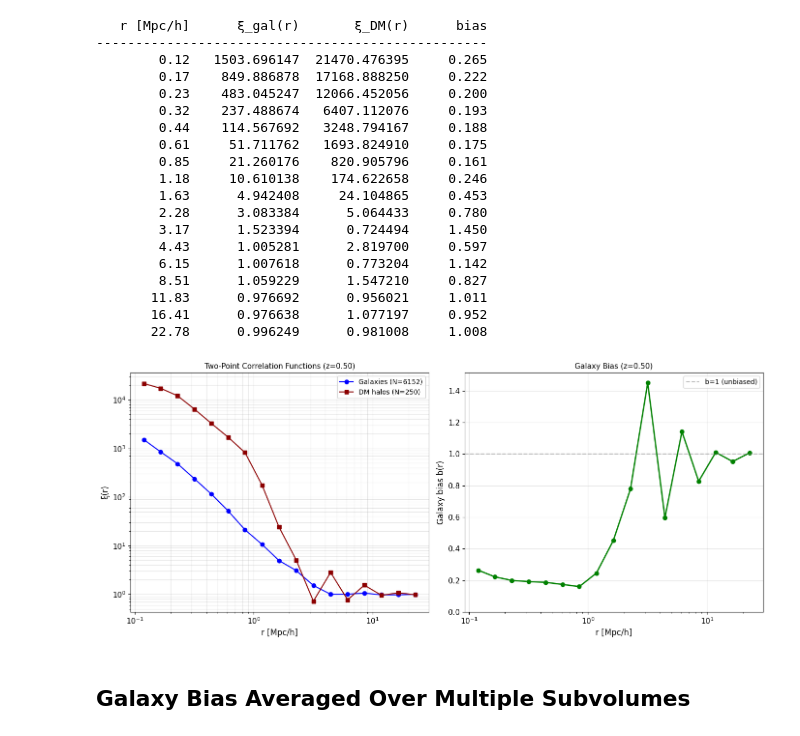
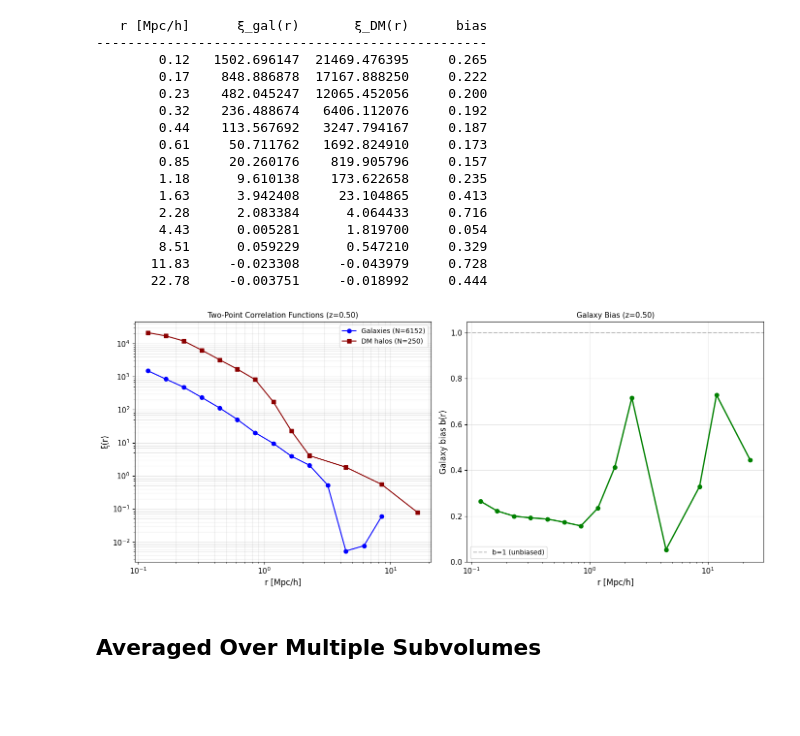
Before and after one commit to OscarHickman/galform_analysis, a Jupyter notebook: examples/2pcf/galaxy_bias.ipynb, the cells around one changed output. Saved outputs shown, nothing was run; the diff lists cells and outputs as text; code cells hidden in the pictures; blank space fills up the shorter version.

```diff
--- a/examples/2pcf/galaxy_bias.ipynb
+++ b/examples/2pcf/galaxy_bias.ipynb
@@ -32,7 +34,8 @@ base_dir = get_base_dir()
 # Merger tree base directory (edit if needed)
 PMILLENNIUM_BASE = Path("/cosma5/data/jch/Galform/Merger_Trees/P-Millennium/Updated_Trees/all_snaps")
 SNAP_NUM_BY_IZ = {
-    207: 269,  # iz207 -> snapshot 269
+    207: 269,  # iz207 -> snapshot 269 (z = 0.496)
+    271: 271,  # iz271 -> snapshot 271 (z = 0.0)
 }
 
 def tree_file_for(iz_num: int, ivol: int) -> Path:
@@ -171,9 +91,11 @@ if result is not None:
 # Plot single subvolume galaxy bias results
 if result is not None:
     r = result['r'].to_numpy()
-    bias = result['bias'].to_numpy()
-    xi_gal = result['xi_gal'].to_numpy()
-    xi_dm = result['xi_dm'].to_numpy()
+    xi_gal = result['xi_gal'].to_numpy() - 1  # Convert from (1+xi) to xi
+    xi_dm = result['xi_dm'].to_numpy() - 1
+
+    # Compute bias correctly: b(r) = sqrt(xi_gal / xi_dm)
+    bias = np.sqrt(xi_gal / xi_dm)
 
     # Create summary table
     mask = np.isfinite(bias)
@@ -195,50 +117,47 @@ if result is not None:
                   label=f'Galaxies (N={result.attrs.get("ngal")})', markersize=6)
     else:
         print("Warning: No positive galaxy ξ(r) values to plot on log-log scale.")
     if dm_mask.any():
         ax.loglog(r[dm_mask], xi_dm[dm_mask], 's-', color='darkred',
                   label=f'DM halos (N={result.attrs.get("nhalo")})', markersize=6)
     else:
         print("Warning: No positive DM ξ(r) values to plot on log-log scale.")
     ax.set_xlabel('r [Mpc/h]', fontsize=12)
     ax.set_ylabel('ξ(r)', fontsize=12)
     ax.set_title(f'Two-Point Correlation Functions (z={result.attrs.get("z"):.2f})', fontsize=11)
     ax.grid(True, alpha=0.3, which='both')
     ax.legend(fontsize=10)
 
     # Right: Galaxy bias
     ax = axes[1]
     ax.semilogx(r[mask], bias[mask], 'o-', color='green', markersize=6, linewidth=2)
     ax.axhline(1, color='gray', linestyle='--', alpha=0.5, label='b=1 (unbiased)')
     ax.set_xlabel('r [Mpc/h]', fontsize=12)
     ax.set_ylabel('Galaxy bias b(r)', fontsize=12)
     ax.set_title(f'Galaxy Bias (z={result.attrs.get("z"):.2f})', fontsize=11)
     ax.grid(True, alpha=0.3)
     ax.legend(fontsize=10)
     ax.set_ylim(bottom=0)
 
     plt.tight_layout()
     plt.show()
 # %% [output]
    r [Mpc/h]      ξ_gal(r)       ξ_DM(r)      bias
 --------------------------------------------------
-        0.12   1503.696147  21470.476395     0.265
-        0.17    849.886878  17168.888250     0.222
-        0.23    483.045247  12066.452056     0.200
-        0.32    237.488674   6407.112076     0.193
-        0.44    114.567692   3248.794167     0.188
-        0.61     51.711762   1693.824910     0.175
-        0.85     21.260176    820.905796     0.161
-        1.18     10.610138    174.622658     0.246
-        1.63      4.942408     24.104865     0.453
-        2.28      3.083384      5.064433     0.780
-        3.17      1.523394      0.724494     1.450
-        4.43      1.005281      2.819700     0.597
-        6.15      1.007618      0.773204     1.142
-        8.51      1.059229      1.547210     0.827
-       11.83      0.976692      0.956021     1.011
-       16.41      0.976638      1.077197     0.952
-       22.78      0.996249      0.981008     1.008
+        0.12   1502.696147  21469.476395     0.265
+        0.17    848.886878  17167.888250     0.222
+        0.23    482.045247  12065.452056     0.200
+        0.32    236.488674   6406.112076     0.192
+        0.44    113.567692   3247.794167     0.187
+        0.61     50.711762   1692.824910     0.173
+        0.85     20.260176    819.905796     0.157
+        1.18      9.610138    173.622658     0.235
+        1.63      3.942408     23.104865     0.413
+        2.28      2.083384      4.064433     0.716
+        4.43      0.005281      1.819700     0.054
+        8.51      0.059229      0.547210     0.329
+       11.83     -0.023308     -0.043979     0.728
+       22.78     -0.003751     -0.018992     0.444
-[figure, old version]
+[figure, new version]
 # %% [markdown]
-## Galaxy Bias Averaged Over Multiple Subvolumes
+## Averaged Over Multiple Subvolumes
```
Also changed, not shown: parts of 12 cells of this notebook, 25 other files.
